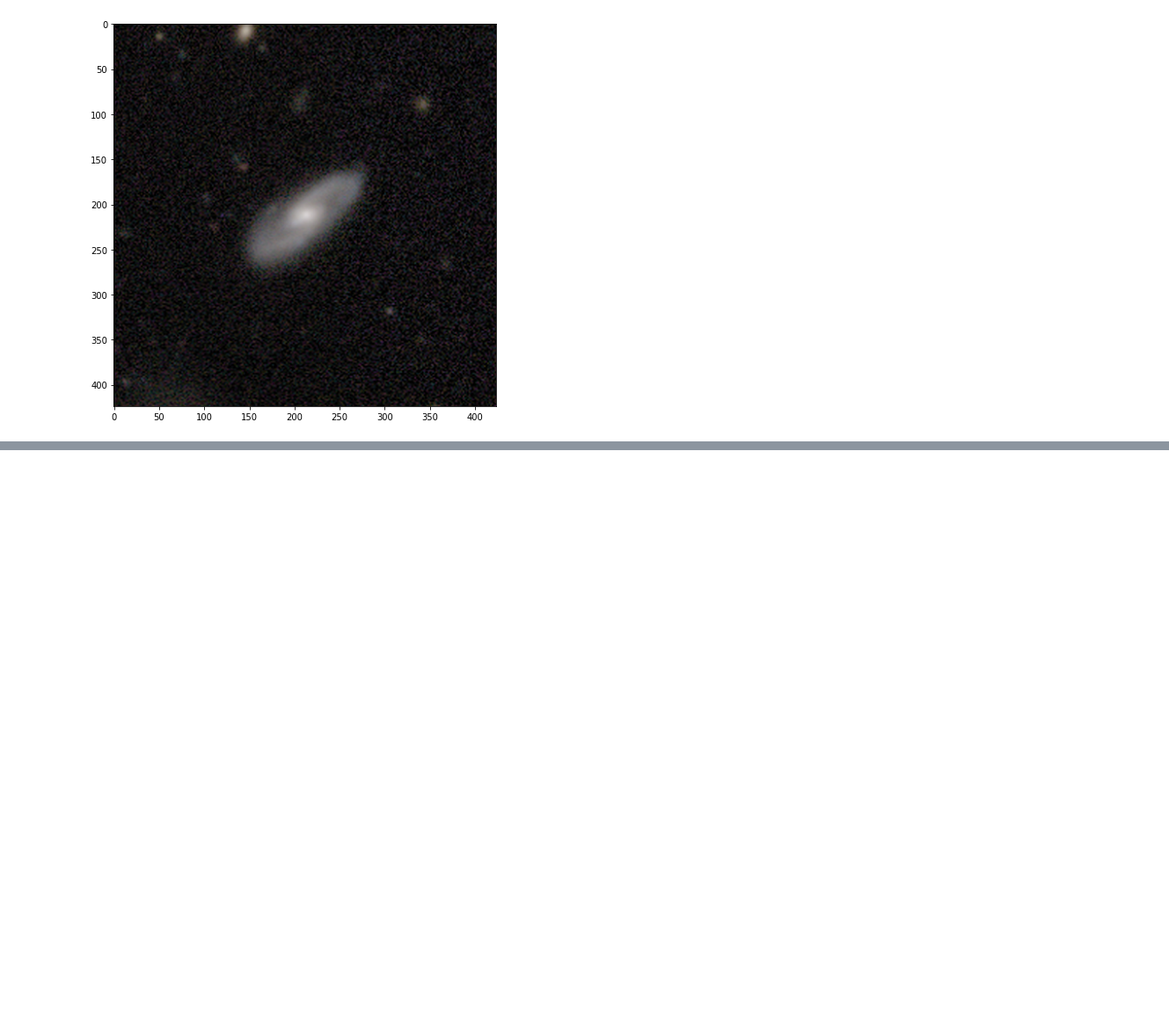
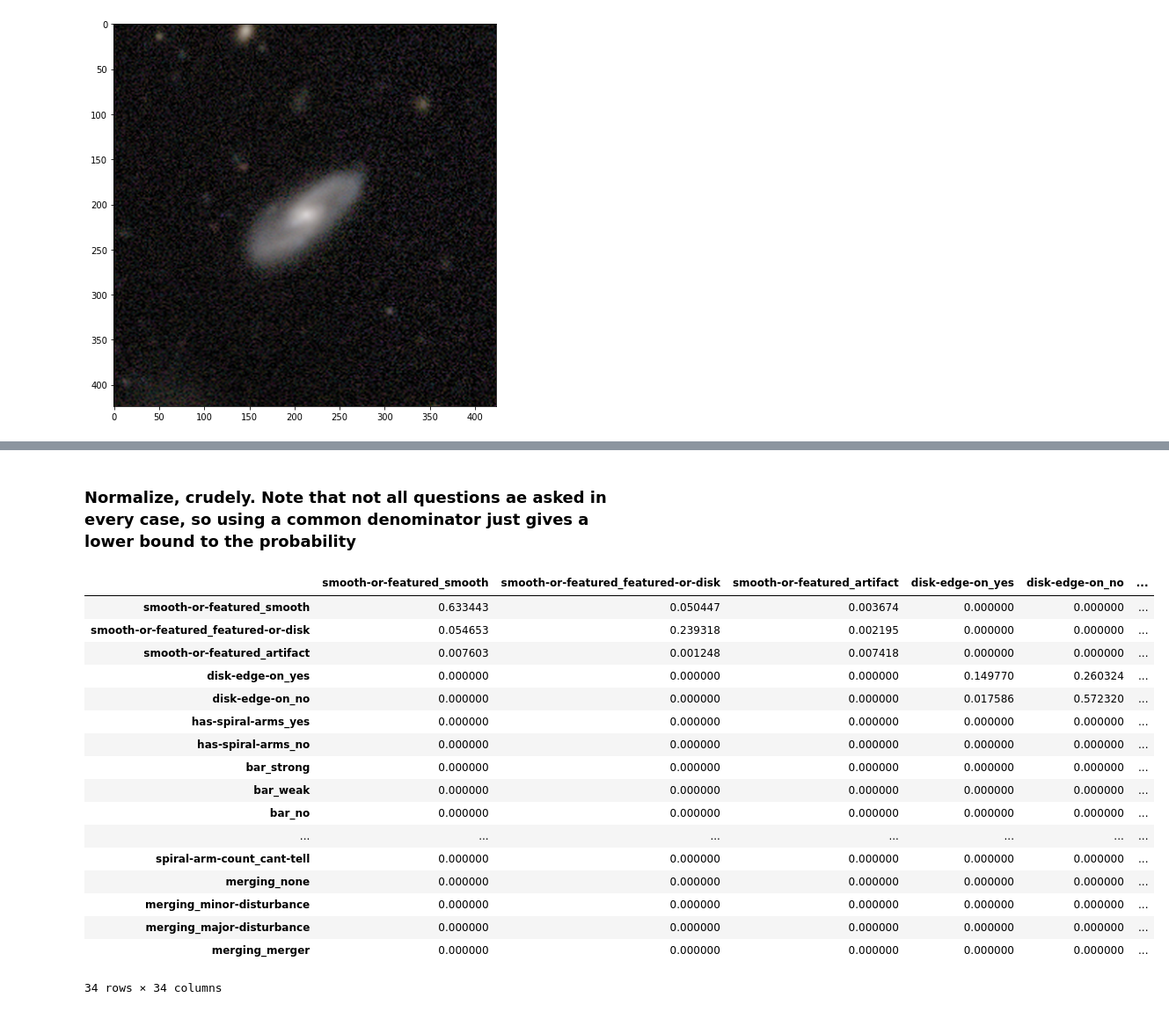
Before and after one commit to colinleach/proj502, a Jupyter notebook: notebooks_local/predictions.ipynb, the cells around one changed output, grey strips where cells are left out. Shown: that part at 88% size. Cells and saved outputs as stored; diff of their text form; code cells hidden in the pictures; blank space fills up the shorter version.

```diff
--- a/notebooks_local/predictions.ipynb
+++ b/notebooks_local/predictions.ipynb
@@ -114,0 +144,24 @@ imgplot = plt.imshow(img)
+# %% [markdown]
+### Normalize, crudely. Note that not all questions ae asked in every case, so using a common denominator just gives a lower bound to the probability
+# %%
+fracs = counts / vp.results.shape[0]
+fracs
+# %% [output]
+|  | smooth-or-featured_smooth | smooth-or-featured_featured-or-disk | smooth-or-featured_artifact | disk-edge-on_yes | disk-edge-on_no | ... |
+| smooth-or-featured_smooth | 0.633443 | 0.050447 | 0.003674 | 0.000000 | 0.000000 | ... |
+| smooth-or-featured_featured-or-disk | 0.054653 | 0.239318 | 0.002195 | 0.000000 | 0.000000 | ... |
+| smooth-or-featured_artifact | 0.007603 | 0.001248 | 0.007418 | 0.000000 | 0.000000 | ... |
+| disk-edge-on_yes | 0.000000 | 0.000000 | 0.000000 | 0.149770 | 0.260324 | ... |
+| disk-edge-on_no | 0.000000 | 0.000000 | 0.000000 | 0.017586 | 0.572320 | ... |
+| has-spiral-arms_yes | 0.000000 | 0.000000 | 0.000000 | 0.000000 | 0.000000 | ... |
+| has-spiral-arms_no | 0.000000 | 0.000000 | 0.000000 | 0.000000 | 0.000000 | ... |
+| bar_strong | 0.000000 | 0.000000 | 0.000000 | 0.000000 | 0.000000 | ... |
+| bar_weak | 0.000000 | 0.000000 | 0.000000 | 0.000000 | 0.000000 | ... |
+| bar_no | 0.000000 | 0.000000 | 0.000000 | 0.000000 | 0.000000 | ... |
+| ... | ... | ... | ... | ... | ... | ... |
+| spiral-arm-count_cant-tell | 0.000000 | 0.000000 | 0.000000 | 0.000000 | 0.000000 | ... |
+| merging_none | 0.000000 | 0.000000 | 0.000000 | 0.000000 | 0.000000 | ... |
+| merging_minor-disturbance | 0.000000 | 0.000000 | 0.000000 | 0.000000 | 0.000000 | ... |
+| merging_major-disturbance | 0.000000 | 0.000000 | 0.000000 | 0.000000 | 0.000000 | ... |
+| merging_merger | 0.000000 | 0.000000 | 0.000000 | 0.000000 | 0.000000 | ... |
+34 rows × 34 columns
```
Also changed, not shown: parts of 8 cells of this notebook.
